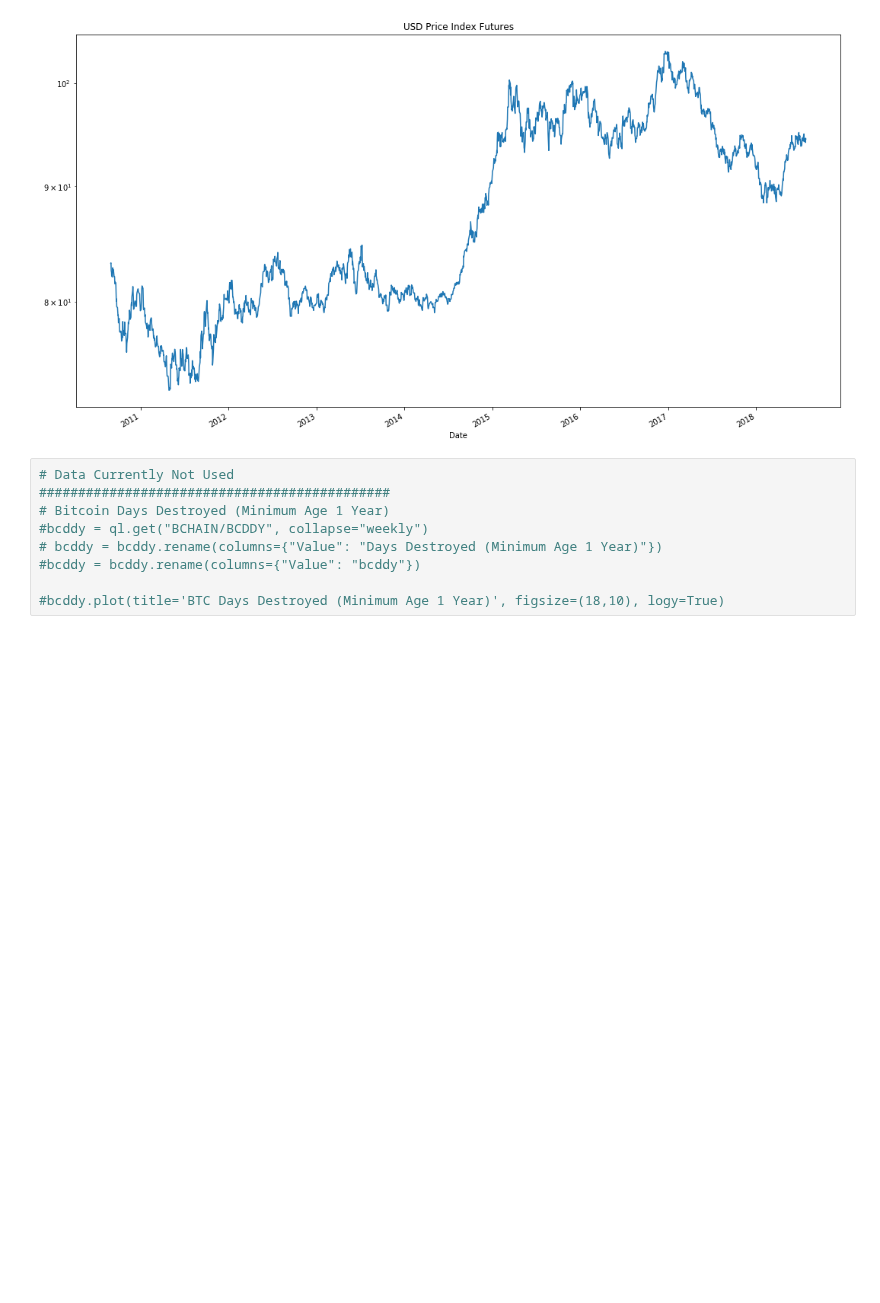
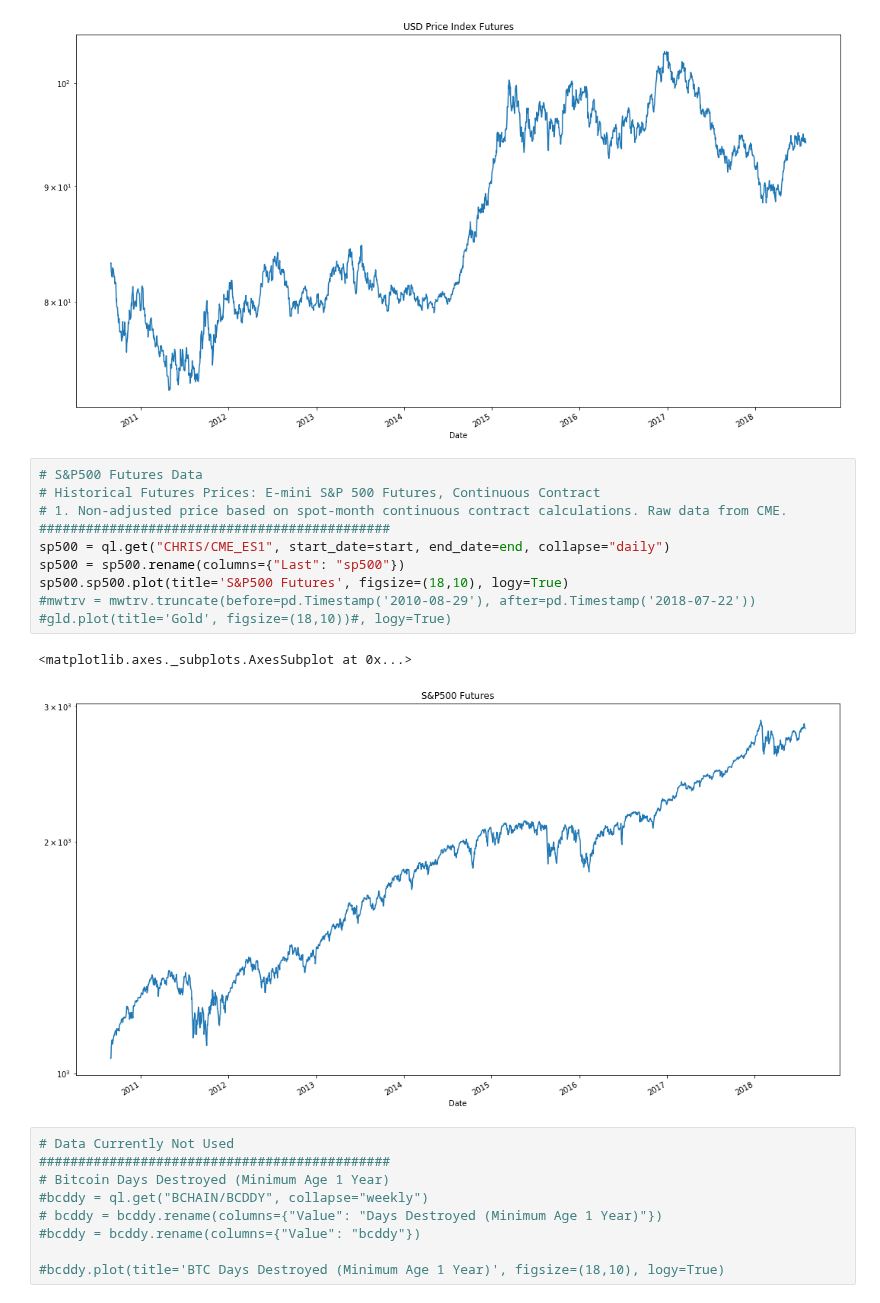
Before and after one commit to lopezdp/MachineLearningResearch, a Jupyter notebook: CryptoCurrencyResearch/PricingResearch.ipynb, the cells around one changed output. Drawn from its saved outputs; the diff is of its cells as text; blank space fills up the shorter version.

```diff
--- a/CryptoCurrencyResearch/PricingResearch.ipynb
+++ b/CryptoCurrencyResearch/PricingResearch.ipynb
@@ -499,6 +499,19 @@ usd.usd.plot(title='USD Price Index Futures', figsize=(18,10), logy=True)
 # %% [output]
 <matplotlib.axes._subplots.AxesSubplot at 0x...>
 [figure]
+# %%
+# S&P500 Futures Data
+# Historical Futures Prices: E-mini S&P 500 Futures, Continuous Contract
+# 1. Non-adjusted price based on spot-month continuous contract calculations. Raw data from CME.
+#############################################
+sp500 = ql.get("CHRIS/CME_ES1", start_date=start, end_date=end, collapse="daily")
+sp500 = sp500.rename(columns={"Last": "sp500"})
+sp500.sp500.plot(title='S&P500 Futures', figsize=(18,10), logy=True)
+#mwtrv = mwtrv.truncate(before=pd.Timestamp('2010-08-29'), after=pd.Timestamp('2018-07-22'))
+#gld.plot(title='Gold', figsize=(18,10))#, logy=True)
+# %% [output]
+<matplotlib.axes._subplots.AxesSubplot at 0x...>
+[figure, added]
 # %%
 # Data Currently Not Used
 #############################################
```
Also changed, not shown: parts of 10 cells of this notebook.
